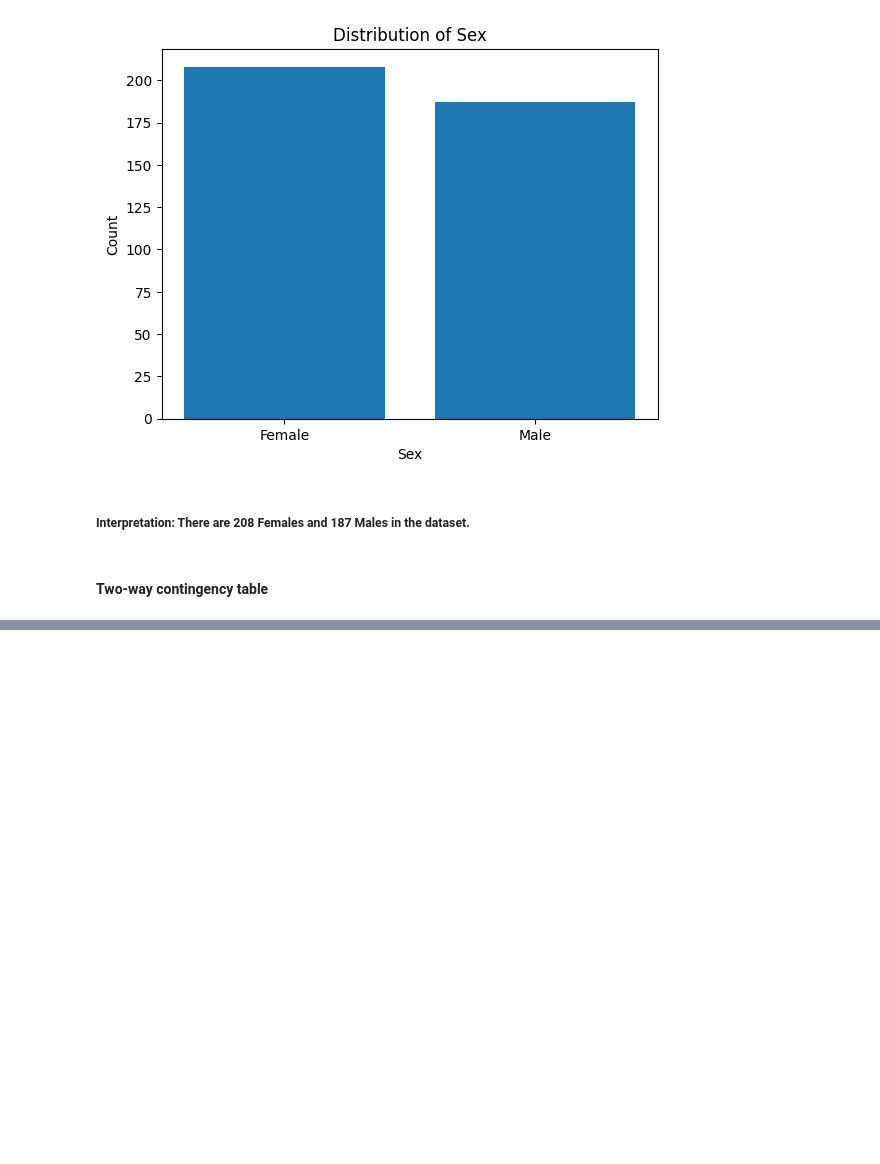
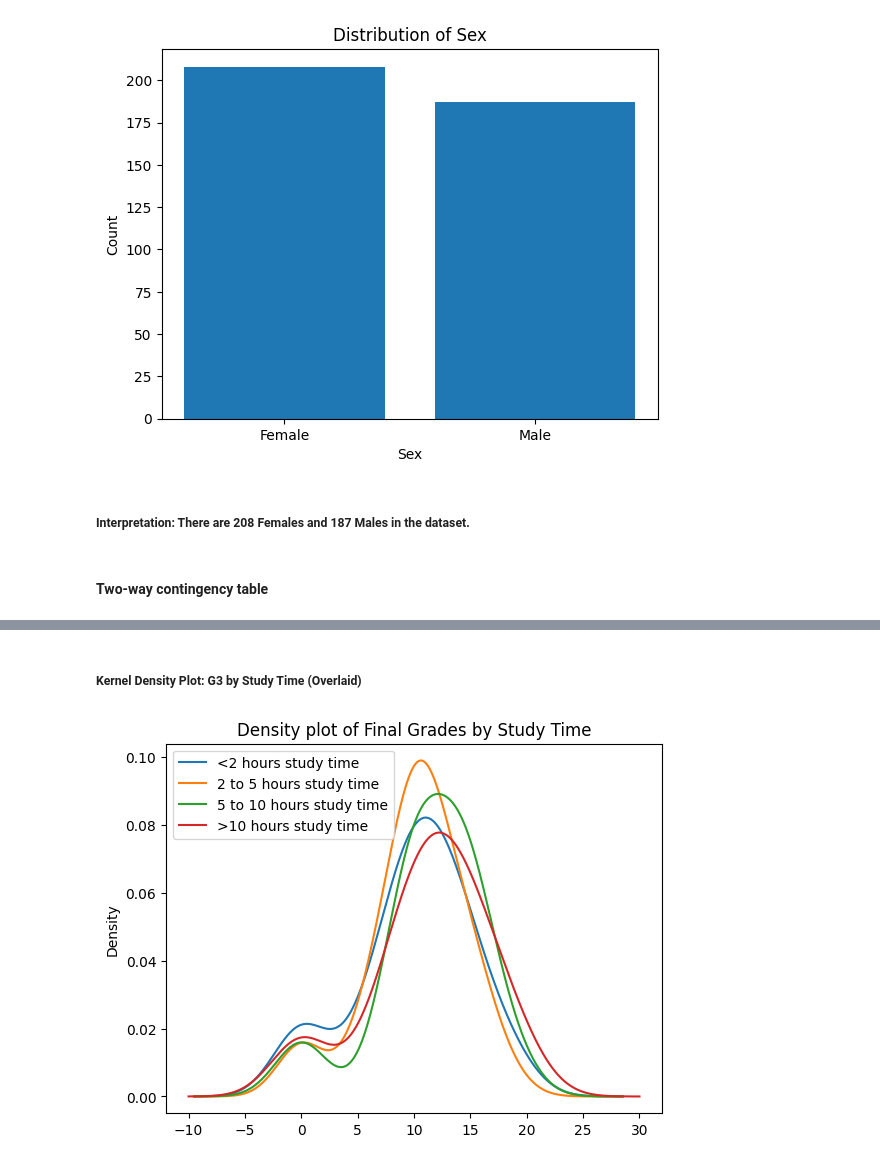
Before and after one commit to pressleydavid/hw4, a Jupyter notebook: HW4_Scratch.ipynb, the cells around one changed output, grey strips where cells are left out. Drawn from its saved outputs; the diff is of its cells as text; code cells hidden in the pictures; blank space fills up the shorter version.

```diff
--- a/HW4_Scratch.ipynb
+++ b/HW4_Scratch.ipynb
@@ -308,0 +241,29 @@ student_data[numeric_data].corr()
+# %%
+from re import sub
+import pandas as pd
+import matplotlib.pyplot as plt
+
+# Reload the student_data DataFrame to ensure it's in the correct state
+url = "https://www4.stat.ncsu.edu/~online/datasets/StudentData.txt"
+student_data = pd.read_csv(url, delimiter=';')
+# display(student_data.head())
+
+# subset the student_data by selecting the desired columns
+# .copy() to create an independent DataFrame instead of a view (prevents SettingWithCopyWarning)
+sub_student_data = student_data[["G3", "G1", "famrel", "studytime", "absences", "health"]].copy()
+display(sub_student_data.head())
+# display(sub_student_data.G3.unique())
+
+# check for continuous
+print(f"Unique values before conversion: {sub_student_data.studytime.unique()}")
+
+# discrete. convert to category
+sub_student_data["studytime"] = sub_student_data["studytime"].astype("category")
+
+print(f"Dtype after conversion: {sub_student_data['studytime'].dtype}")
+
+# apply labels for studytime
+## find category order
+print(f"studytime category order before renaming categories: {sub_student_data.studytime.cat.categories}")
+sub_student_data.studytime = sub_student_data.studytime.cat.rename_categories(["<2 hours", "2 to 5 hours", "5 to 10 hours", ">10 hours"])
+print(f"studytime category order after renaming categories: {sub_student_data.studytime.cat.categories}")
@@ -308,0 +330,12 @@ student_data[numeric_data].corr()
+# %% [markdown]
+##### Kernel Density Plot: G3 by Study Time (Overlaid)
+# %%
+g3_studytime1.plot.density(bw_method = 0.5, alpha = 1.0, label="<2 hours study time")
+g3_studytime2.plot.density(bw_method = 0.5, alpha = 1.0, label="2 to 5 hours study time")
+g3_studytime3.plot.density(bw_method = 0.5, alpha = 1.0, label="5 to 10 hours study time")
+g3_studytime4.plot.density(bw_method = 0.5, alpha = 1.0, label=">10 hours study time")
+plt.legend()
+plt.title("Density plot of Final Grades by Study Time")
+plt.show()
+# %% [output]
+[figure, added]
```
Also changed, not shown: parts of 51 cells of this notebook.
